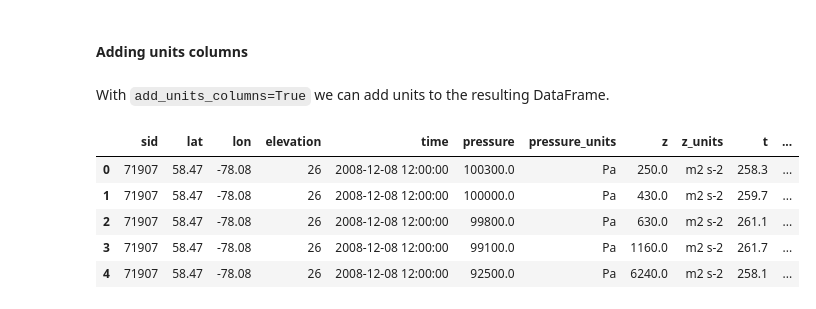
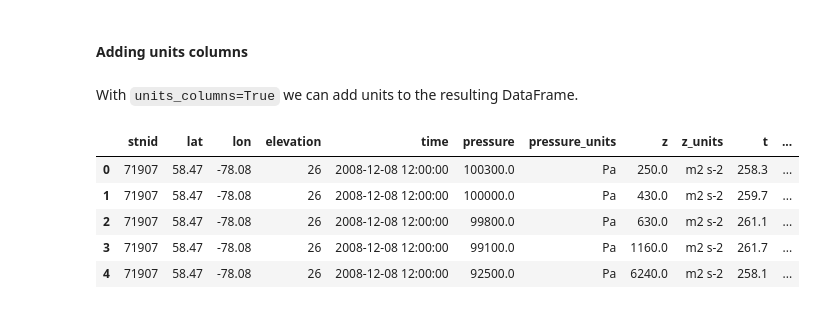
Before and after one commit to ecmwf/pdbufr, a Jupyter notebook: docs/examples/r_temp_overview.ipynb, the cells around one changed output. Saved outputs shown, nothing was run; the diff lists cells and outputs as text; code cells hidden in the pictures.

```diff
--- a/docs/examples/r_temp_overview.ipynb
+++ b/docs/examples/r_temp_overview.ipynb
@@ -77,12 +77,12 @@ df[:5]
 # %% [markdown]
 #### Adding units columns
 # %% [markdown]
-With ``add_units_columns=True`` we can add units to the resulting DataFrame.
+With ``units_columns=True`` we can add units to the resulting DataFrame.
 # %%
-df = pdbufr.read_bufr("temp_small.bufr", reader="temp", filters={"count": 1}, add_units_columns=True)
+df = pdbufr.read_bufr("temp_small.bufr", reader="temp", filters={"count": 1}, units_columns=True)
 df[:5]
 # %% [output]
-|  | sid | lat | lon | elevation | time | pressure | pressure_units | z | z_units | t | ... |
+|  | stnid | lat | lon | elevation | time | pressure | pressure_units | z | z_units | t | ... |
 | 0 | 71907 | 58.47 | -78.08 | 26 | 2008-12-08 12:00:00 | 100300.0 | Pa | 250.0 | m2 s-2 | 258.3 | ... |
 | 1 | 71907 | 58.47 | -78.08 | 26 | 2008-12-08 12:00:00 | 100000.0 | Pa | 430.0 | m2 s-2 | 259.7 | ... |
 | 2 | 71907 | 58.47 | -78.08 | 26 | 2008-12-08 12:00:00 | 99800.0 | Pa | 630.0 | m2 s-2 | 261.1 | ... |
```
Also changed, not shown: parts of 3 cells of this notebook, 18 other files.
